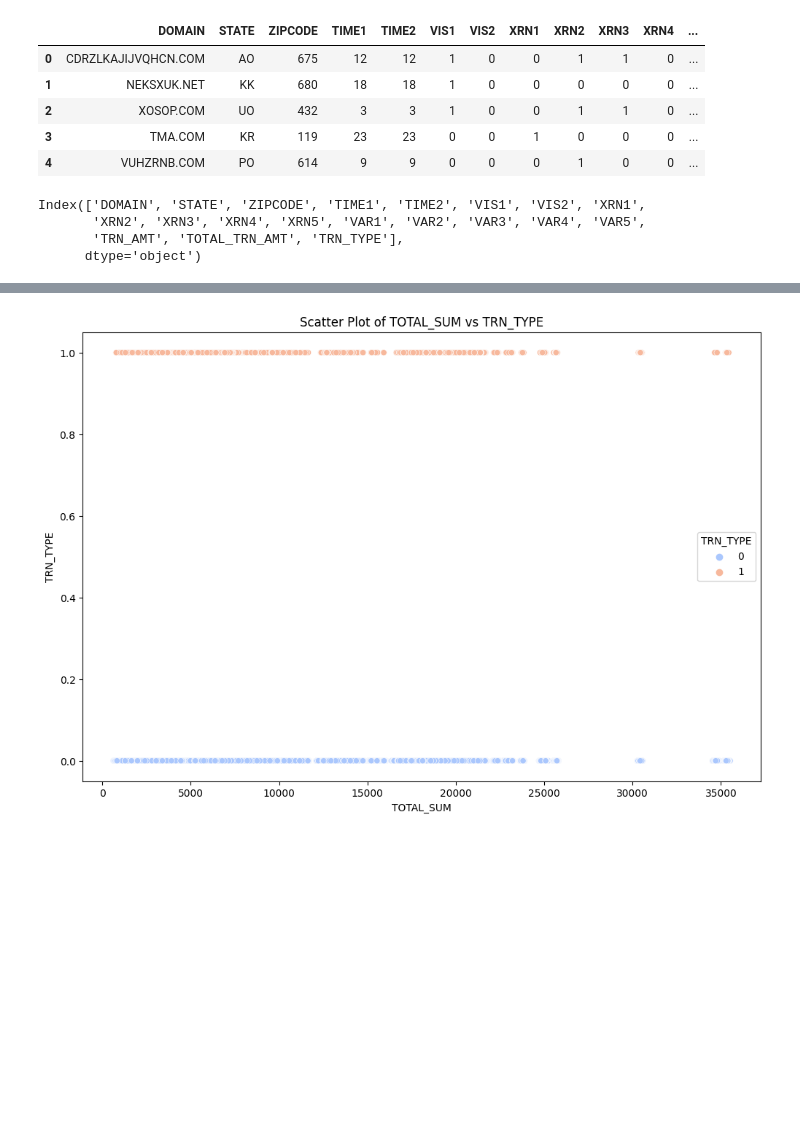
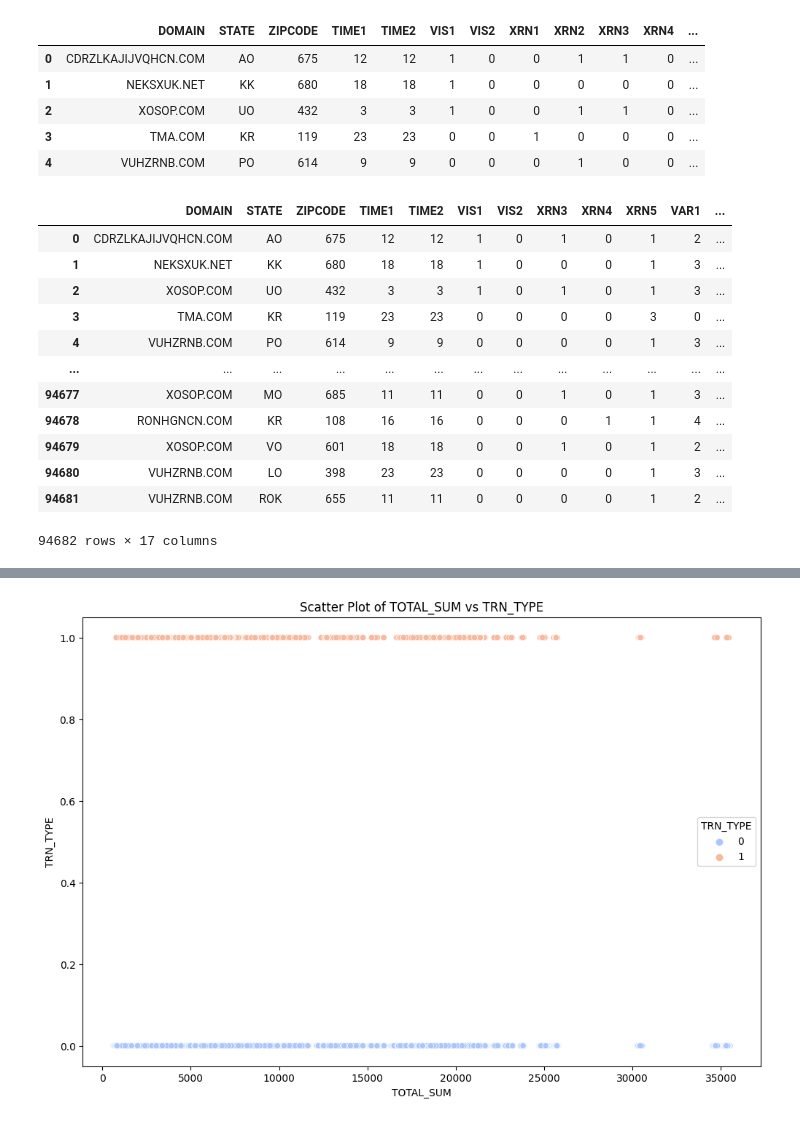
Before and after one commit to SUMANT2003/ML-Credit-Card-Fraud-Detection, a Jupyter notebook: CCFraud.ipynb, the cells around one changed output, grey strips where cells are left out. Cells and saved outputs as stored; diff of their text form; code cells hidden in the pictures; blank space fills up the shorter version.

```diff
--- a/CCFraud.ipynb
+++ b/CCFraud.ipynb
@@ -301,12 +184,23 @@ df.head()
 # %%
 #df_balanced = df_balanced.reset_index(drop=True)
 # %%
-df.columns
+df = df.drop(columns=['TRN_AMT','XRN1','XRN2'])
-# %% [output]
-Index(['DOMAIN', 'STATE', 'ZIPCODE', 'TIME1', 'TIME2', 'VIS1', 'VIS2', 'XRN1',
-       'XRN2', 'XRN3', 'XRN4', 'XRN5', 'VAR1', 'VAR2', 'VAR3', 'VAR4', 'VAR5',
-       'TRN_AMT', 'TOTAL_TRN_AMT', 'TRN_TYPE'],
-      dtype='object')
+# %%
+df
+# %% [output]
+|  | DOMAIN | STATE | ZIPCODE | TIME1 | TIME2 | VIS1 | VIS2 | XRN3 | XRN4 | XRN5 | VAR1 | ... |
+| 0 | CDRZLKAJIJVQHCN.COM | AO | 675 | 12 | 12 | 1 | 0 | 1 | 0 | 1 | 2 | ... |
+| 1 | NEKSXUK.NET | KK | 680 | 18 | 18 | 1 | 0 | 0 | 0 | 1 | 3 | ... |
+| 2 | XOSOP.COM | UO | 432 | 3 | 3 | 1 | 0 | 1 | 0 | 1 | 3 | ... |
+| 3 | TMA.COM | KR | 119 | 23 | 23 | 0 | 0 | 0 | 0 | 3 | 0 | ... |
+| 4 | VUHZRNB.COM | PO | 614 | 9 | 9 | 0 | 0 | 0 | 0 | 1 | 3 | ... |
+| ... | ... | ... | ... | ... | ... | ... | ... | ... | ... | ... | ... | ... |
+| 94677 | XOSOP.COM | MO | 685 | 11 | 11 | 0 | 0 | 1 | 0 | 1 | 3 | ... |
+| 94678 | RONHGNCN.COM | KR | 108 | 16 | 16 | 0 | 0 | 0 | 1 | 1 | 4 | ... |
+| 94679 | XOSOP.COM | VO | 601 | 18 | 18 | 0 | 0 | 1 | 0 | 1 | 2 | ... |
+| 94680 | VUHZRNB.COM | LO | 398 | 23 | 23 | 0 | 0 | 0 | 0 | 1 | 3 | ... |
+| 94681 | VUHZRNB.COM | ROK | 655 | 11 | 11 | 0 | 0 | 0 | 0 | 1 | 2 | ... |
+94682 rows × 17 columns
 # %%
 domain_freq = df['DOMAIN'].value_counts().to_dict()
 df['DOMAIN'] = df['DOMAIN'].map(domain_freq)
```
Also changed, not shown: parts of 18 cells of this notebook, 1 other file.
